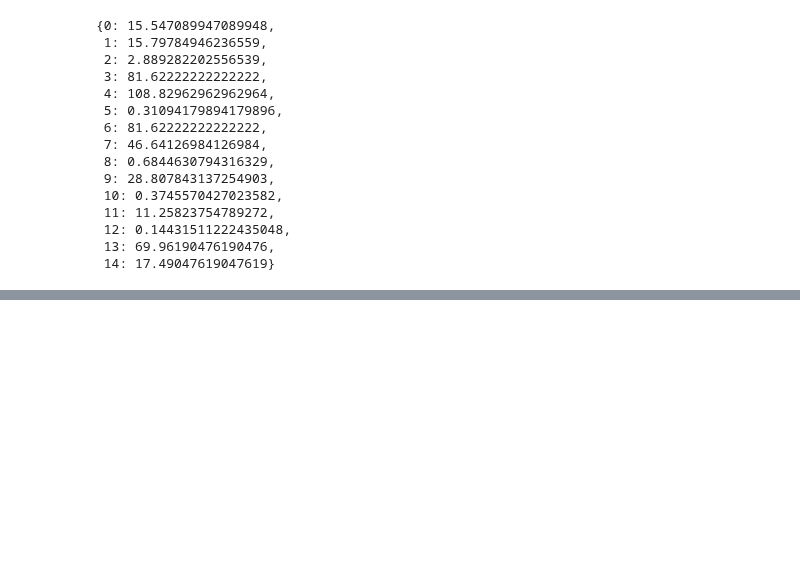
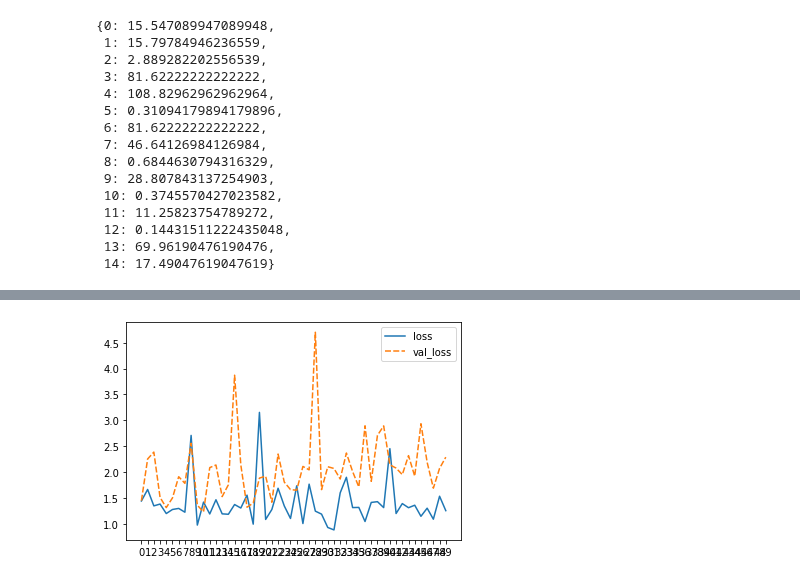
Before and after one commit to dmclark53/Springboard, a Jupyter notebook: Capstone-Project-Three/notebooks/1.0-dc-deep-learning.ipynb, the cells around one changed output, grey strips where cells are left out. Cells and saved outputs as stored; diff of their text form; code cells hidden in the pictures; blank space fills up the shorter version.

```diff
--- a/Capstone-Project-Three/notebooks/1.0-dc-deep-learning.ipynb
+++ b/Capstone-Project-Three/notebooks/1.0-dc-deep-learning.ipynb
@@ -360,0 +417,7 @@ Epoch 5/5
+# %%
+g = sns.lineplot(data=df_history.loc[:, ['loss', 'val_loss']])
+g.set_xticks(df_history.index)
+g.set_xticklabels(df_history.index)
+plt.show()
+# %% [output]
+[figure, added]
```
Also changed, not shown: parts of 20 cells of this notebook.
